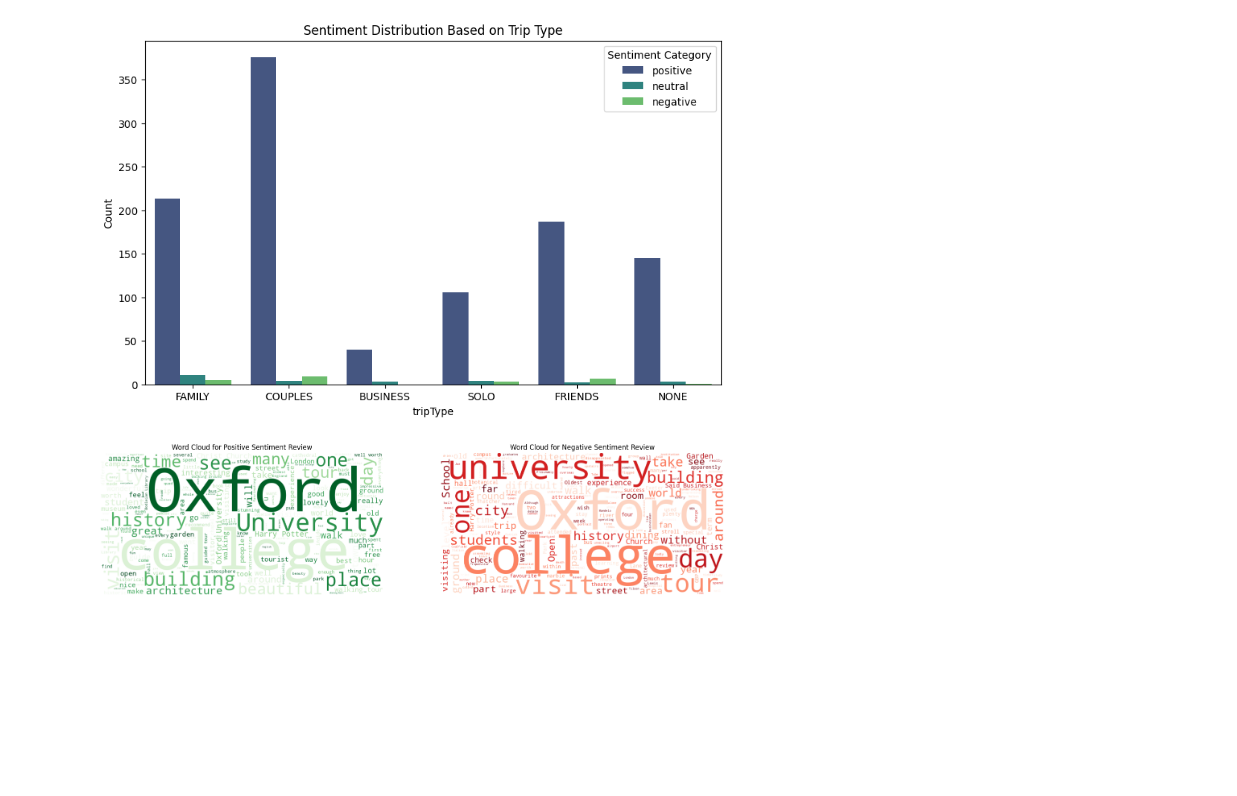
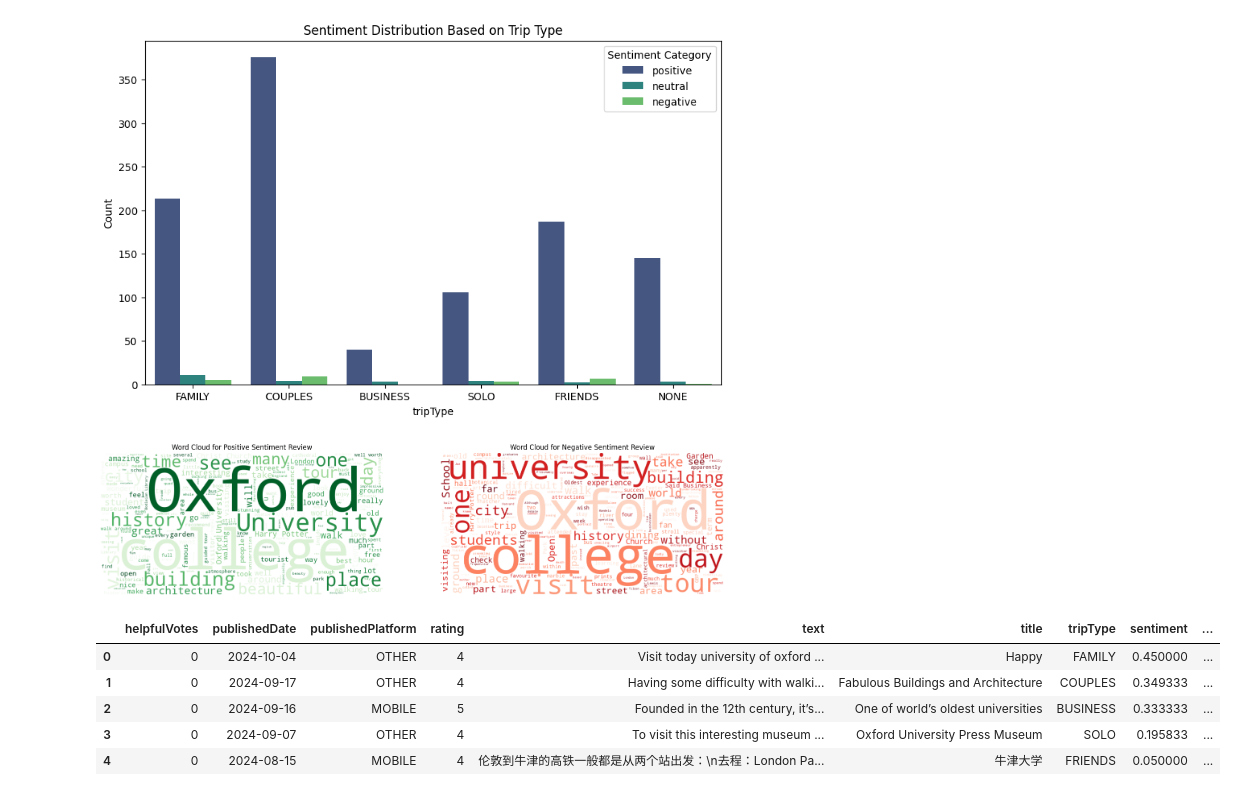
Before and after one commit to Ezraliano/Sentiment_analysis_oxford, a Jupyter notebook: Sentiment_Analysis.ipynb, the cells around one changed output. Saved outputs shown, nothing was run; the diff lists cells and outputs as text; code cells hidden in the pictures; blank space fills up the shorter version.

```diff
--- a/Sentiment_Analysis.ipynb
+++ b/Sentiment_Analysis.ipynb
@@ -200,3 +202,12 @@ plt.show()
 [figure]
 # %%
 df_sentiment.to_csv('sentiment_analysis.csv', index=True)
+# %%
+df_sentiment.head()
+# %% [output]
+|  | helpfulVotes | publishedDate | publishedPlatform | rating | text | title | tripType | sentiment | ... |
+| 0 | 0 | 2024-10-04 | OTHER | 4 | Visit today university of oxford ... | Happy | FAMILY | 0.450000 | ... |
+| 1 | 0 | 2024-09-17 | OTHER | 4 | Having some difficulty with walki... | Fabulous Buildings and Architecture | COUPLES | 0.349333 | ... |
+| 2 | 0 | 2024-09-16 | MOBILE | 5 | Founded in the 12th century, it’s... | One of world’s oldest universities | BUSINESS | 0.333333 | ... |
+| 3 | 0 | 2024-09-07 | OTHER | 4 | To visit this interesting museum ... | Oxford University Press Museum | SOLO | 0.195833 | ... |
+| 4 | 0 | 2024-08-15 | MOBILE | 4 | 伦敦到牛津的高铁一般都是从两个站出发：\n去程：London Pa... | 牛津大学 | FRIENDS | 0.050000 | ... |
```
Also changed, not shown: parts of 11 cells of this notebook.
